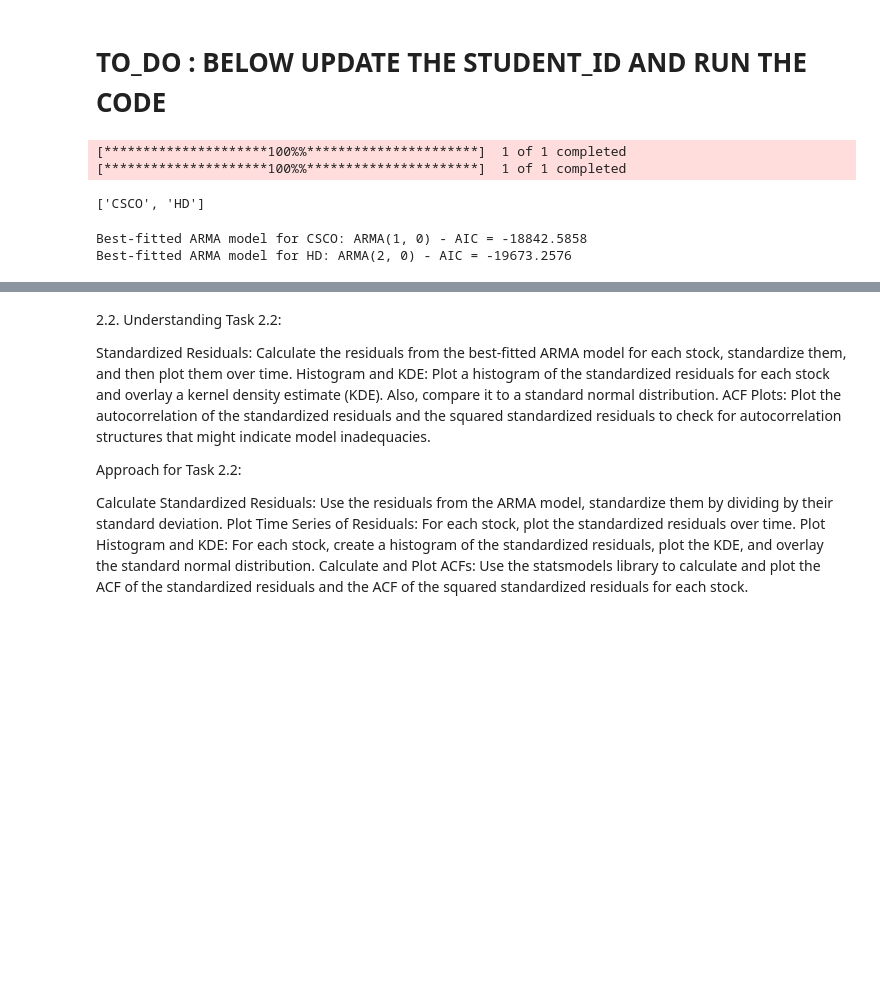
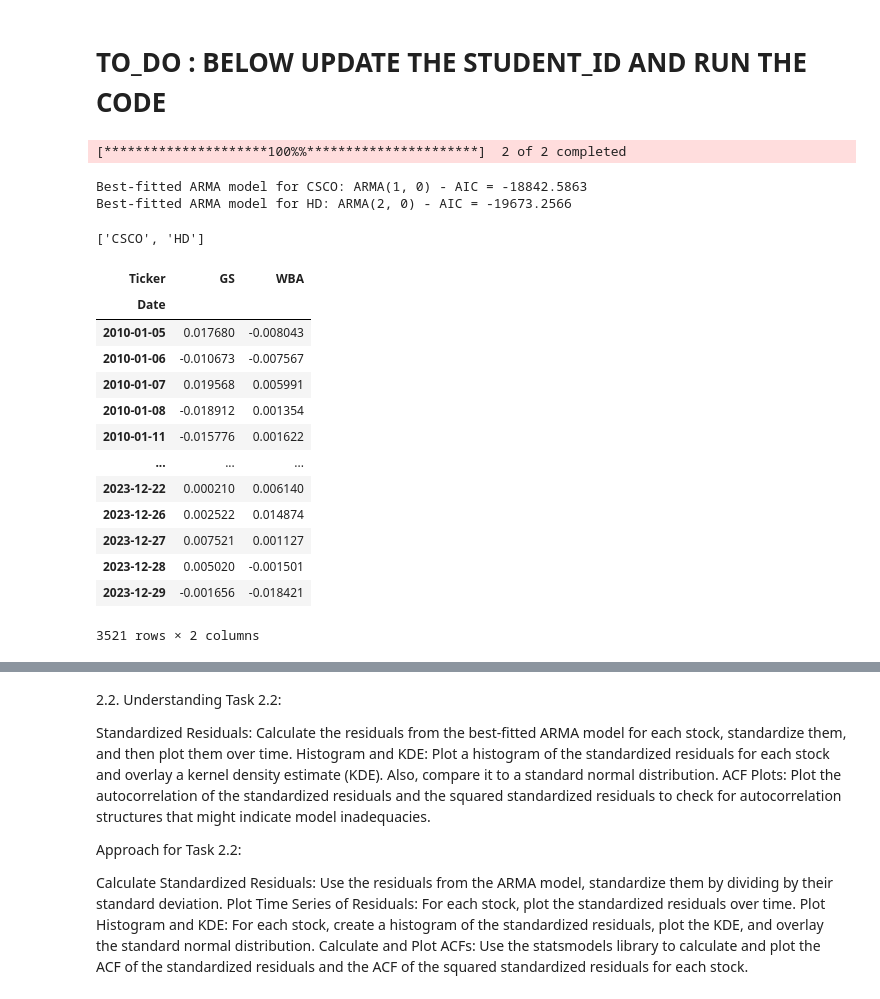
Before and after one commit to VijayaranganPR/Individual-Project, a Jupyter notebook: vikram_project.ipynb, the cells around one changed output, grey strips where cells are left out. Saved outputs shown, nothing was run; the diff lists cells and outputs as text; code cells hidden in the pictures; blank space fills up the shorter version.

```diff
--- a/vikram_project.ipynb
+++ b/vikram_project.ipynb
@@ -297,29 +300,30 @@ import random
 import pandas as pd
 import numpy as np
 
-# Replace 'your_student_id' with your actual student ID number
+
 student_id = 36629202  # Use your actual student ID here
 random.seed(student_id)
-
-# Assuming you have DowJones-Feb2022.csv available
 djia_stocks = pd.read_csv('DowJones-Feb2022.csv')
 
-# Exclude stock 'DOW' from the list and select two random stocks
-djia_stocks = djia_stocks[djia_stocks['Ticker'] != 'DOW']
-selected_stocks = random.sample(djia_stocks['Ticker'].tolist(), 2)
+djia_tickers = djia_stocks['Ticker'].unique().tolist()  # Get unique ticker symbols
+djia_tickers.remove('DOW')  # Remove 'DOW' from the list of ticker symbols
 
-# Fetch the Adjusted Close prices for the selected stocks
-stock_prices = {}
-for stock in selected_stocks:
-    stock_data = yf.download(stock, start='2010-01-01', end='2023-12-31')
-    stock_prices[stock] = stock_data['Adj Close']
+# Randomly select 2 ticker symbols from the DJIA index
+my_sample = sorted(random.sample(djia_tickers,2))
 
-# Compute log daily returns for the selected stocks
-log_returns = {stock: np.log(prices).diff().dropna() for stock, prices in stock_prices.items()}
+start_date = '2010-01-01'
+end_date = '2023-12-31'     # Specify end date for historical data
+
+# Download historical stock prices for the selected ticker symbols
+data = yf.download(my_sample, start = start_date, end = end_date)
+data.rename(columns={"Adj Close": "price"}, inplace = True)
+daily_returns = np.log(data['price']/data['price'].shift(1)) # Log return
+daily_returns.dropna(inplace = True)
 
 # Fit ARMA models and find the best one based on AIC
 best_models = {}
-for stock, returns in log_returns.items():
+for stock in my_sample:
+    returns = daily_returns[stock]
     best_aic = float('inf')
     best_order = None
     best_model = None
@@ -343,8 +347,28 @@ for stock, (model, order, aic) in best_models.items():
     else:
         print(f"No suitable ARMA model found for {stock}.")
 # %% [output]
-[*********************100%%**********************]  1 of 1 completed
-[*********************100%%**********************]  1 of 1 completed
+[*********************100%%**********************]  2 of 2 completed
-['CSCO', 'HD']
+Best-fitted ARMA model for CSCO: ARMA(1, 0) - AIC = -18842.5863
+Best-fitted ARMA model for HD: ARMA(2, 0) - AIC = -19673.2566
-Best-fitted ARMA model for CSCO: ARMA(1, 0) - AIC = -18842.5858
-Best-fitted ARMA model for HD: ARMA(2, 0) - AIC = -19673.2576
+# %%
+random.seed(student_id)
+random.sample(djia_tickers,2)
+# %% [output]
+['CSCO', 'HD']
+# %%
+log_returns
+# %% [output]
+| Ticker | GS | WBA |
+| Date |  |  |
+| 2010-01-05 | 0.017680 | -0.008043 |
+| 2010-01-06 | -0.010673 | -0.007567 |
+| 2010-01-07 | 0.019568 | 0.005991 |
+| 2010-01-08 | -0.018912 | 0.001354 |
+| 2010-01-11 | -0.015776 | 0.001622 |
+| ... | ... | ... |
+| 2023-12-22 | 0.000210 | 0.006140 |
+| 2023-12-26 | 0.002522 | 0.014874 |
+| 2023-12-27 | 0.007521 | 0.001127 |
+| 2023-12-28 | 0.005020 | -0.001501 |
+| 2023-12-29 | -0.001656 | -0.018421 |
+3521 rows × 2 columns
```
Also changed, not shown: parts of 13 cells of this notebook, 1 other file.
